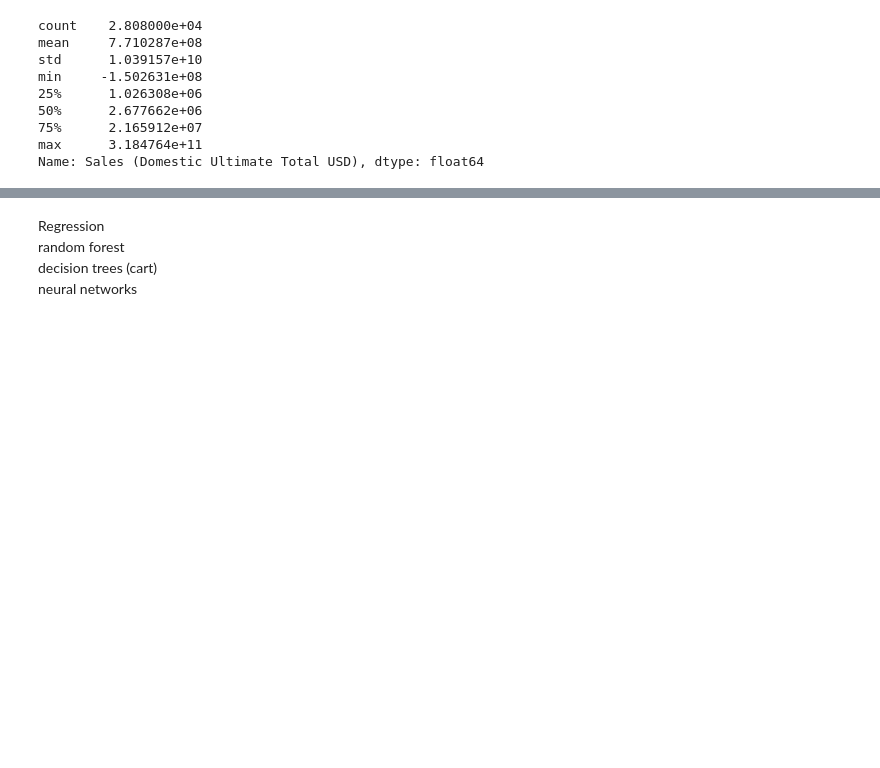
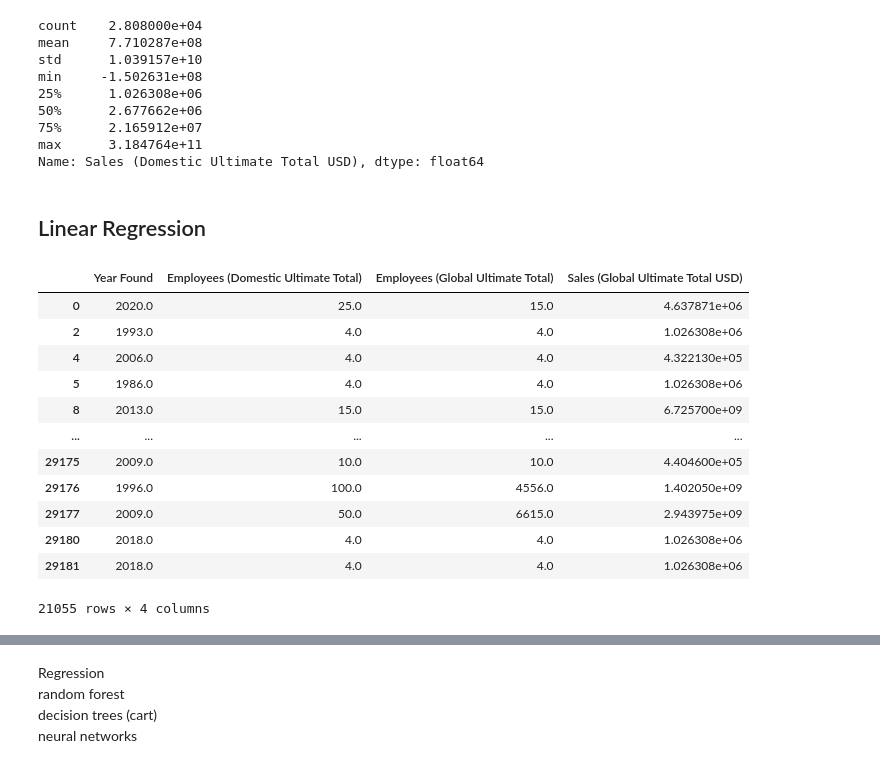
Before and after one commit to omgacai/NUS-SDS-Datathon-Champion-311, a Jupyter notebook: Submission.ipynb, the cells around one changed output, grey strips where cells are left out. Cells and saved outputs as stored; diff of their text form; code cells hidden in the pictures; blank space fills up the shorter version.

```diff
--- a/Submission.ipynb
+++ b/Submission.ipynb
@@ -182,3 +182,7 @@ min     -1.502631e+08
 75%      2.165912e+07
 max      3.184764e+11
 Name: Sales (Domestic Ultimate Total USD), dtype: float64
+# %% [markdown]
+## Linear Regression
+# %%
+numerical_df = df.select_dtypes(include='float64')
@@ -184,0 +196,16 @@ Name: Sales (Domestic Ultimate Total USD), dtype: float64
+# %%
+X
+# %% [output]
+|  | Year Found | Employees (Domestic Ultimate Total) | Employees (Global Ultimate Total) | Sales (Global Ultimate Total USD) |
+| 0 | 2020.0 | 25.0 | 15.0 | 4.637871e+06 |
+| 2 | 1993.0 | 4.0 | 4.0 | 1.026308e+06 |
+| 4 | 2006.0 | 4.0 | 4.0 | 4.322130e+05 |
+| 5 | 1986.0 | 4.0 | 4.0 | 1.026308e+06 |
+| 8 | 2013.0 | 15.0 | 15.0 | 6.725700e+09 |
+| ... | ... | ... | ... | ... |
+| 29175 | 2009.0 | 10.0 | 10.0 | 4.404600e+05 |
+| 29176 | 1996.0 | 100.0 | 4556.0 | 1.402050e+09 |
+| 29177 | 2009.0 | 50.0 | 6615.0 | 2.943975e+09 |
+| 29180 | 2018.0 | 4.0 | 4.0 | 1.026308e+06 |
+| 29181 | 2018.0 | 4.0 | 4.0 | 1.026308e+06 |
+21055 rows × 4 columns
```
Also changed, not shown: parts of 23 cells of this notebook.
